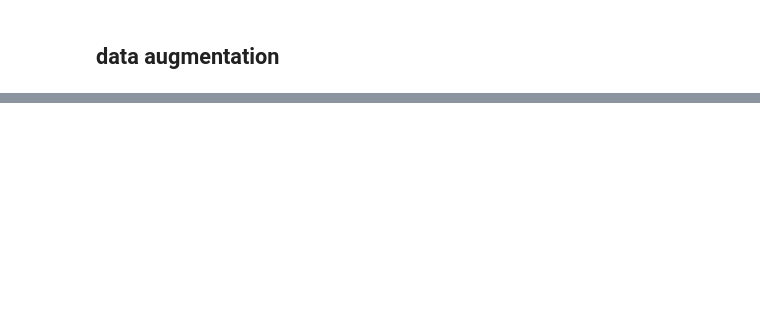
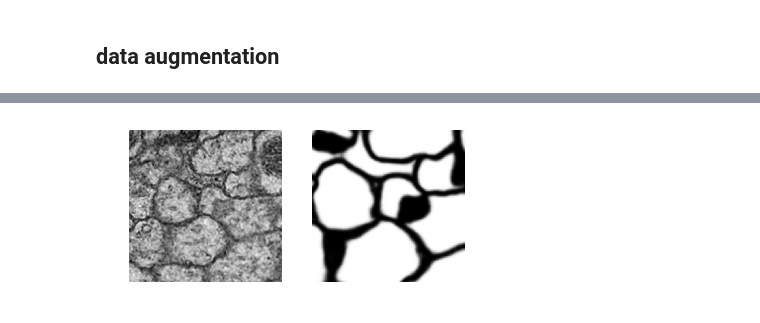
Before and after one commit to RuralCat/semantic_segmentation, a Jupyter notebook: em_segmentation.ipynb, the cells around one changed output, grey strips where cells are left out. Cells and saved outputs as stored; diff of their text form; code cells hidden in the pictures; blank space fills up the shorter version.

```diff
--- a/em_segmentation.ipynb
+++ b/em_segmentation.ipynb
@@ -29,0 +53,10 @@ trainingset_augmentation()
+# %%
+model = Unet()
+weights_name = 'results/weights/model_unet_1126_1550_cs24.weights'
+pred_y_x = model.predict(weights_name, x[0:100])
+pred_y_t = model.predict(weights_name, t[0:100])
+# %%
+ind = 20
+multi_plot_image([x[ind][:,:,0], pred_y_x[ind][:,:,0]])
+# %% [output]
+[figure, added]
```
Also changed, not shown: parts of 21 cells of this notebook, 3 other files.
